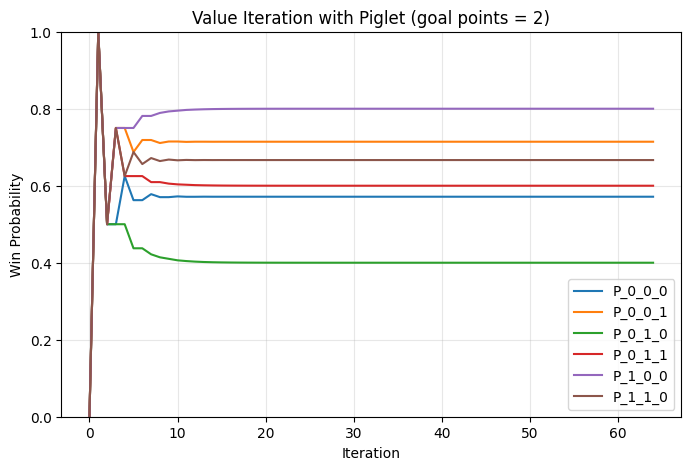
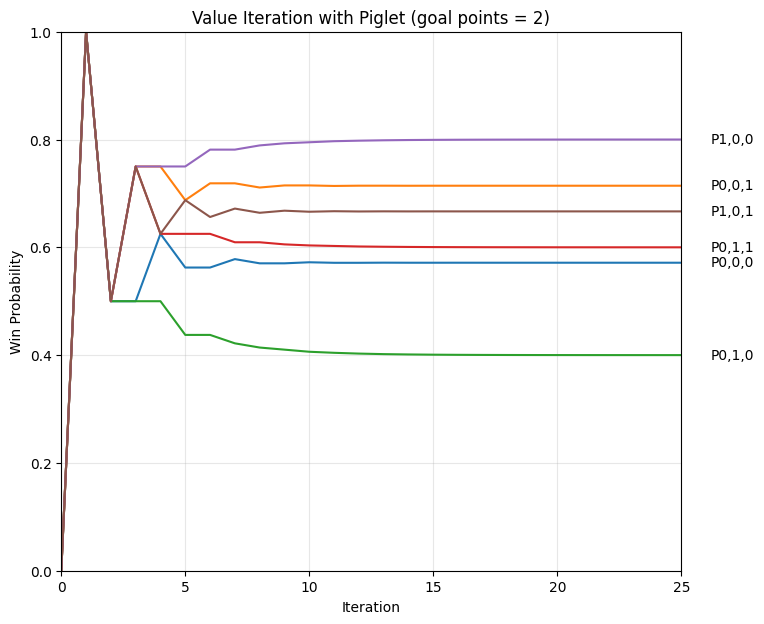
The notebook cell's code change between the first figure and the second:
--- before
+++ after
@@ -1,3 +1,24 @@
+# controlling figure size
+_, AX = plt.subplots(figsize=(8, 7)) 
+
+# generating figure
 fig2_data = ah.figure2_data_from_result(piglet_result)
-ax = ah.plot_figure2_piglet_trace(fig2_data)
+ax = ah.plot_figure2_piglet_trace(fig2_data, 
+                                  ax = AX)
+
+# additional formatting
+plt.xlim(0, 25)
+
+labels = ['P0,0,0', 'P0,0,1', 'P0,1,0', 'P0,1,1', 'P1,0,0', 'P1,0,1']
+lines = [line for line in ax.get_lines() if line.get_linestyle() != 'None']
+
+for line, label in zip(lines, labels): # annotate each line at its right end
+    x = 26 # line.get_xdata()[-1]  
+    y = line.get_ydata()[-1]  
+    ax.text(x + 0.2, y, label, va='center', fontsize=10) 
+
+ax.legend().remove() # remove legend
+
+# plot
+plt.savefig("picture/Figure2.png", bbox_inches='tight', dpi=300)
 plt.show()

Commit: Figure2